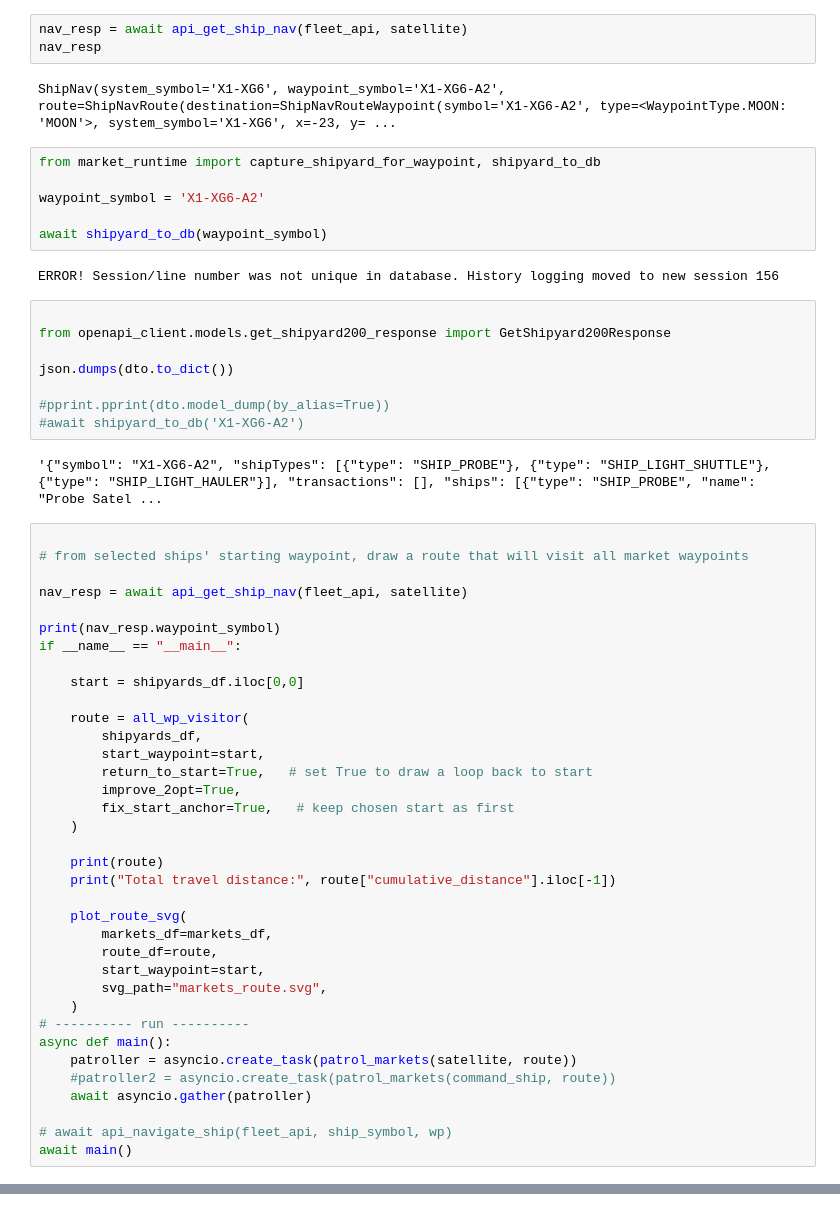
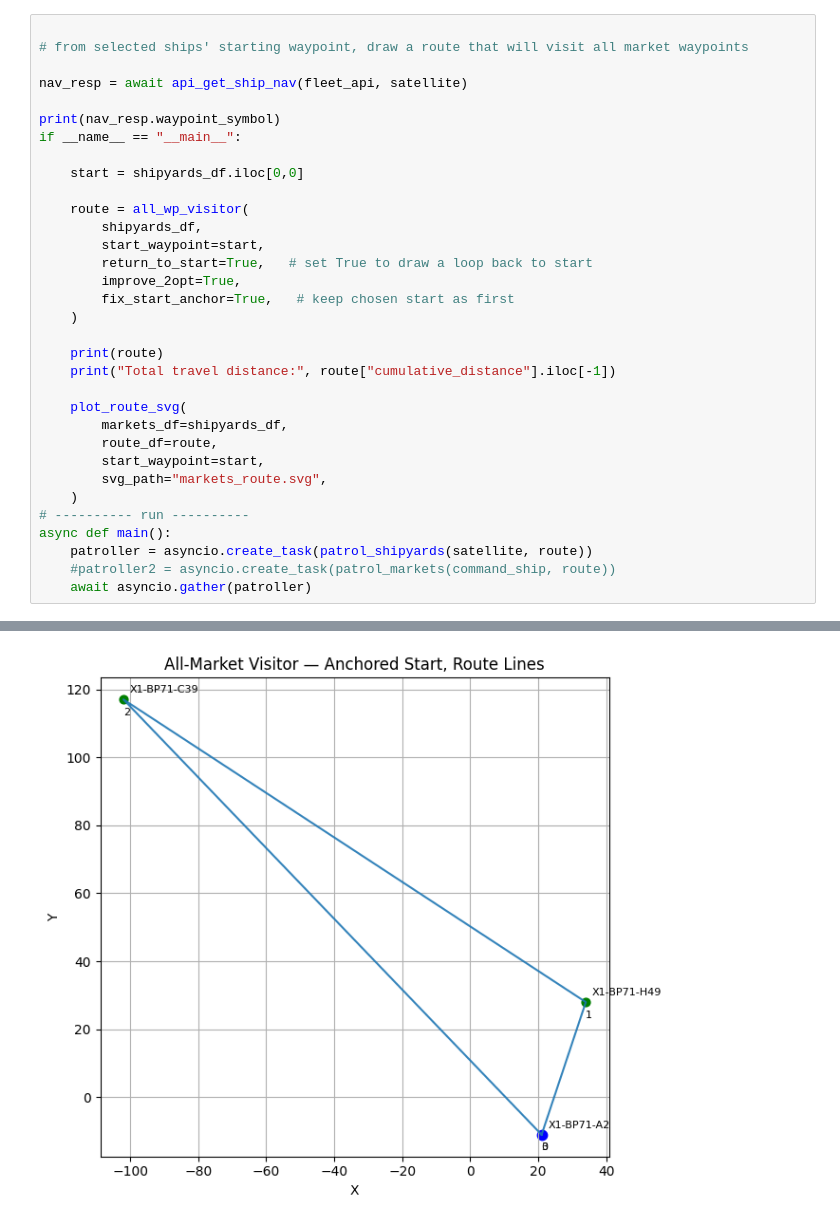
Before and after one commit to pofadder11/spacetraders-data-platform, a Jupyter notebook: z_02_get_shipyards.ipynb, the cells around one changed output, grey strips where cells are left out. Cells and saved outputs as stored; diff of their text form.

```diff
--- a/z_02_get_shipyards.ipynb
+++ b/z_02_get_shipyards.ipynb
@@ -70,26 +71,3 @@ Persisted 89 waypoint refs and 239 traits.
-# %%
-nav_resp = await api_get_ship_nav(fleet_api, satellite)
-nav_resp
-# %% [output]
-ShipNav(system_symbol='X1-XG6', waypoint_symbol='X1-XG6-A2', route=ShipNavRoute(destination=ShipNavRouteWaypoint(symbol='X1-XG6-A2', type=<WaypointType.MOON: 'MOON'>, system_symbol='X1-XG6', x=-23, y= ...
-# %%
-from market_runtime import capture_shipyard_for_waypoint, shipyard_to_db
-
-waypoint_symbol = 'X1-XG6-A2'
-
-await shipyard_to_db(waypoint_symbol)
-# %% [output]
-ERROR! Session/line number was not unique in database. History logging moved to new session 156
-# %%
-
-from openapi_client.models.get_shipyard200_response import GetShipyard200Response
-
-json.dumps(dto.to_dict())
-
-#pprint.pprint(dto.model_dump(by_alias=True))
-#await shipyard_to_db('X1-XG6-A2')
-# %% [output]
-'{"symbol": "X1-XG6-A2", "shipTypes": [{"type": "SHIP_PROBE"}, {"type": "SHIP_LIGHT_SHUTTLE"}, {"type": "SHIP_LIGHT_HAULER"}], "transactions": [], "ships": [{"type": "SHIP_PROBE", "name": "Probe Satel ...
 # %%
 
 # from selected ships' starting waypoint, draw a route that will visit all market waypoints
@@ -113,17 +91,14 @@ if __name__ == "__main__":
     print("Total travel distance:", route["cumulative_distance"].iloc[-1])
 
     plot_route_svg(
-        markets_df=markets_df,
+        markets_df=shipyards_df,
         route_df=route,
         start_waypoint=start,
         svg_path="markets_route.svg",
     )
 # ---------- run ----------
 async def main():
-    patroller = asyncio.create_task(patrol_markets(satellite, route))
+    patroller = asyncio.create_task(patrol_shipyards(satellite, route))
     #patroller2 = asyncio.create_task(patrol_markets(command_ship, route))
     await asyncio.gather(patroller)
-
-# await api_navigate_ship(fleet_api, ship_symbol, wp)
-await main()
 # %% [output]
@@ -146,0 +113 @@ Seconds until arrival: 496.485895
+[figure, added]
```
Also changed, not shown: parts of 8 cells of this notebook, 11 other files.
